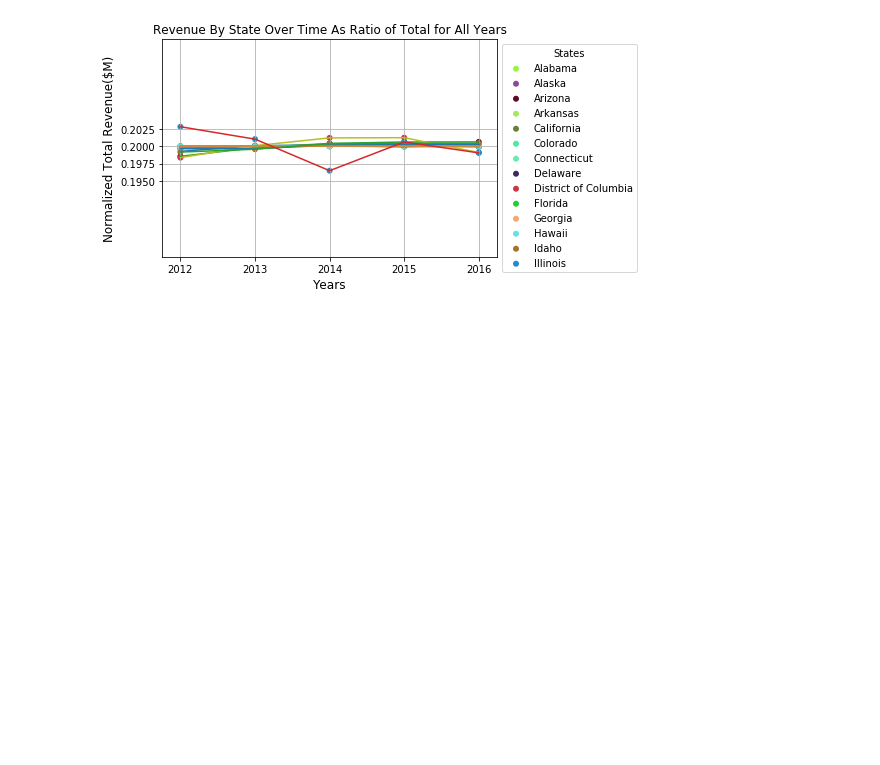
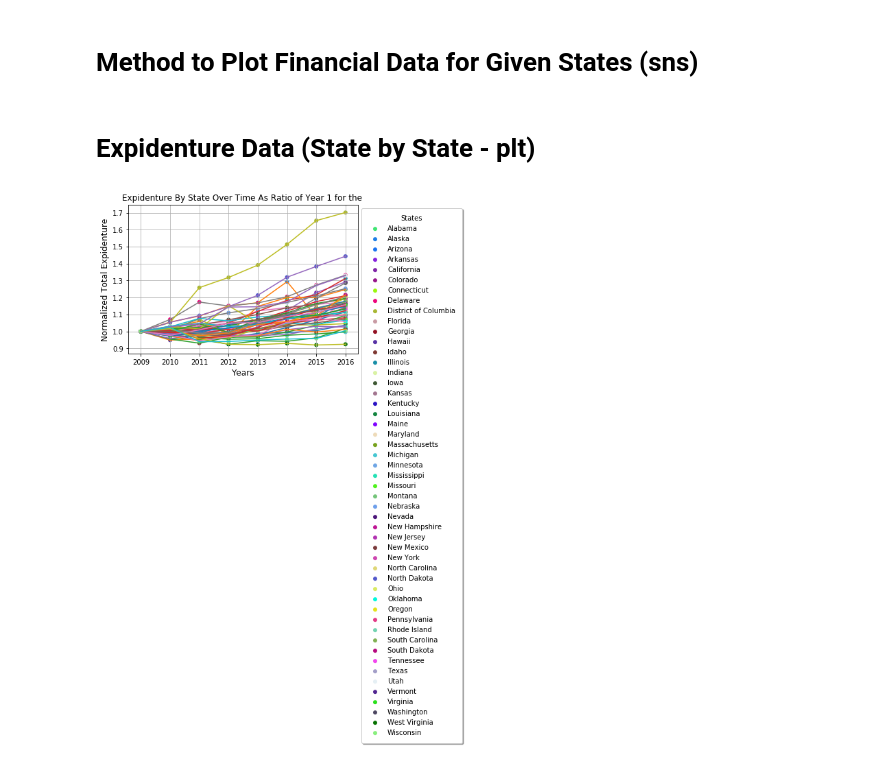
Before and after one commit to apaniagua6/Covid-impact-graduation, a Jupyter notebook: 03-educationdata-dashboards/finance_load_data.ipynb, the cells around one changed output. Saved outputs shown, nothing was run; the diff lists cells and outputs as text; code cells hidden in the pictures; blank space fills up the shorter version.

Commit message:
Create graphs for expidenture & revenue over time -State graphs (normalized by starting year) -Region graphs (normalized by starting years -Two methods to create those graphs using plt & sns

```diff
--- a/03-educationdata-dashboards/finance_load_data.ipynb
+++ b/03-educationdata-dashboards/finance_load_data.ipynb
@@ -165,3 +0,0 @@ geographic_df.head()
-# %%
-df = pd.merge(finance_df, geographic_df, on=["leaid"])
-df.head()
@@ -239,0 +35,18 @@ plt.show()
+# %%
+'''
+Map geographic data (region, state) to finance data &  drop NaN rows.
+'''
+
+value_mappings = pd.read_excel(open('finance_data/codebook_districts_ccd_finance.xls', 'rb'), sheet_name='values')
+
+fips_states = value_mappings[value_mappings["format"] == "fips"].set_index('code').code_label.to_dict()
+finance_df["state_name"] = finance_df["fips"].map(fips_states)
+
+fips_regions = value_mappings[value_mappings["format"] == "fips"].set_index('code').region.to_dict()
+finance_df["region"] = finance_df["fips"].map(fips_regions)
+
+finance_df = finance_df[finance_df.year >= 2009 ]
+#TODO: drop all NaN or just those whose regions are NaN?
+finance_df.dropna(subset=valid_cols, inplace=True)
+
+finance_df.head()
@@ -239,0 +86,7 @@ plt.show()
+# %%
+'''
+Clean Up Unused Cols and group by state_name, year and total expidenture
+'''
+expidenture_df = finance_df.filter(valid_cols, axis=1).groupby(['state_name', "year", "region"])["exp_current_instruction_total"].sum().reset_index(name="total")
+#.reset_index("total_spend")
+expidenture_df.head()
@@ -313,37 +136,2 @@ plt.show()
-# %%
-'''
-Plot the total revenue 'rev_total' (fed, state, local) for all states by year
-normalized as ratio of total revenue for all years
-'''
-fig, ax = plt.subplots()
-
-min_revenue = float('inf')
-max_revenue = -1 * float('inf')
-
-for i in range(len(state_codes)):
-    curr_state_code = state_codes[i]
-    curr_total_revenues = grouped_series.loc[grouped_series['State']== curr_state_code]['Total Revenue']
-
-    revenue_normalizer = lambda t: t / np.sum(curr_total_revenues)
-    normalized_revenues = np.array([revenue_normalizer(x) for x in curr_total_revenues])
-
-    if(len(curr_total_revenues) != len(years)):
-        print("Missing some data for state: ", fips_mapping[curr_state_code], " . Skipping...")
-    else:
-        x , y =  years, normalized_revenues
-        plt.scatter(x, y, c=colors[i], label=fips_mapping[curr_state_code], alpha=1, edgecolors='none')
-        plt.plot(x, y)
-
-ax.legend(title='States', bbox_to_anchor=(1, 1))
-ax.grid(True)
-
-plt.title('Revenue By State Over Time As Ratio of Total for All Years')
-plt.xlabel('Years', fontsize=12)
-plt.ylabel('Normalized Total Revenue($M)', fontsize=12)
-#TODO: come up with the range of yticks mathematically
-plt.yticks(np.arange(0.195, 0.205, 0.0025))
-plt.xticks(np.arange(np.min(years), np.max(years)+1, 1))
-
-plt.show()
-# %% [output]
-[figure, removed]
+# %% [markdown]
+# Method to Plot Financial Data for Given States (sns)
@@ -349,0 +162,12 @@ plt.show()
+# %% [markdown]
+# Expidenture Data (State by State - plt)
+# %%
+'''
+Plot the total expidenture (fed, state, local) for all states by year starting at 1.0 for Year 1 (2019)
+'''
+states = expidenture_df['state_name'].unique()
+years = expidenture_df['year'].unique()
+
+plot_finances_as_ratio_of_year_one_plt(expidenture_df, states, years, "Expidenture")
+# %% [output]
+[figure, added]
```
Also changed, not shown: parts of 29 cells of this notebook.
